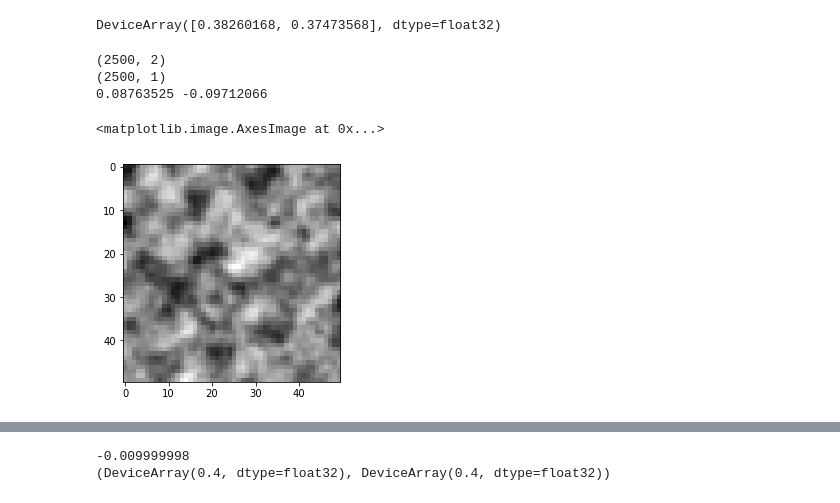
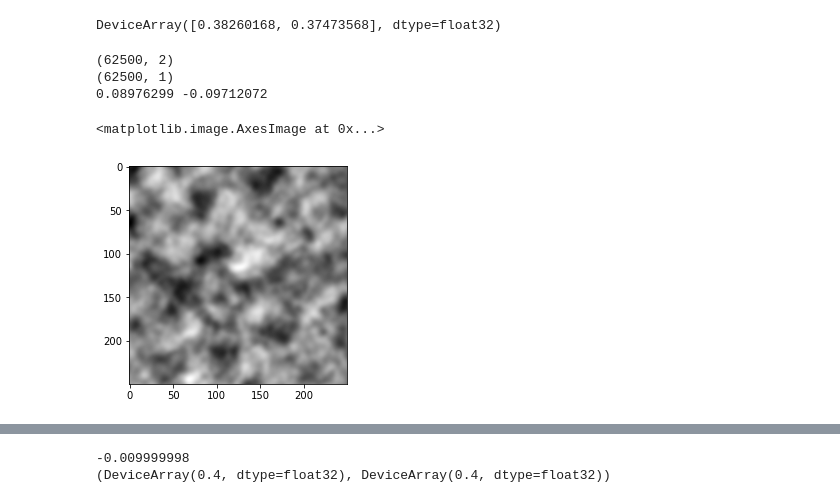
Before and after one commit to franciscodominguezmateos/IntroduccionDeepLearning, a Jupyter notebook: jax_siren_sdf_grad_2D_20080301.ipynb, the cells around one changed output, grey strips where cells are left out. Drawn from its saved outputs; the diff is of its cells as text; code cells hidden in the pictures.

```diff
--- a/jax_siren_sdf_grad_2D_20080301.ipynb
+++ b/jax_siren_sdf_grad_2D_20080301.ipynb
@@ -126,16 +126,16 @@ def build_sdf_grad(size):
     print(img.shape)
     return np.reshape(img,(height,width,2))
 # %%
-W=50
-H=50
+W=250
+H=250
 input_ordered=getInputOrdered((H,W))
 img=build_sdf((H,W))
 print(np.max(img),np.min(img))
 plt.imshow((img+1.0)/2.0,cmap='gray',)
 # %% [output]
-(2500, 2)
-(2500, 1)
-0.08763525 -0.09712066
+(62500, 2)
+(62500, 1)
+0.08976299 -0.09712072
 <matplotlib.image.AxesImage at 0x...>
-[figure, old version]
+[figure, new version]
 # %%
```
Also changed, not shown: parts of 24 cells of this notebook.
